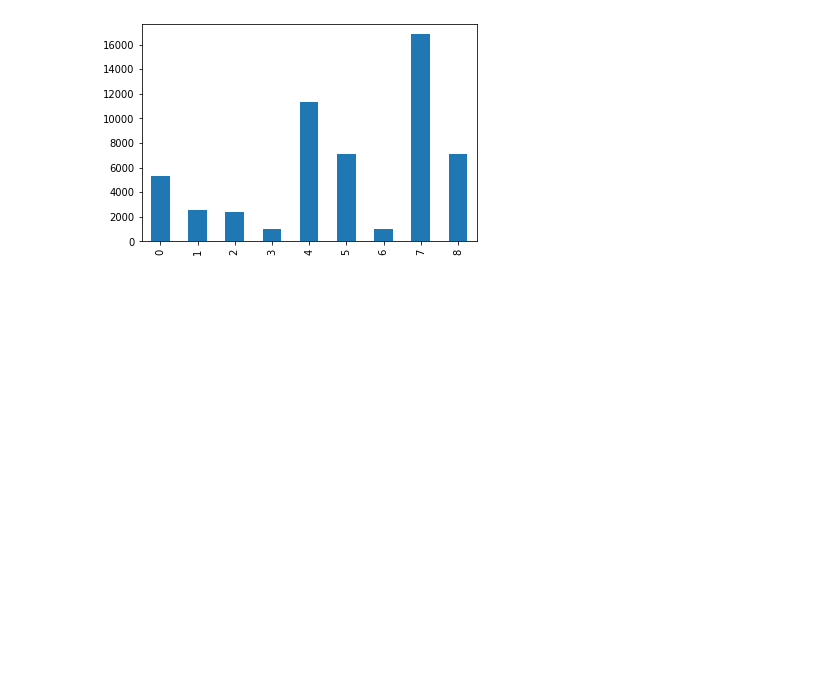
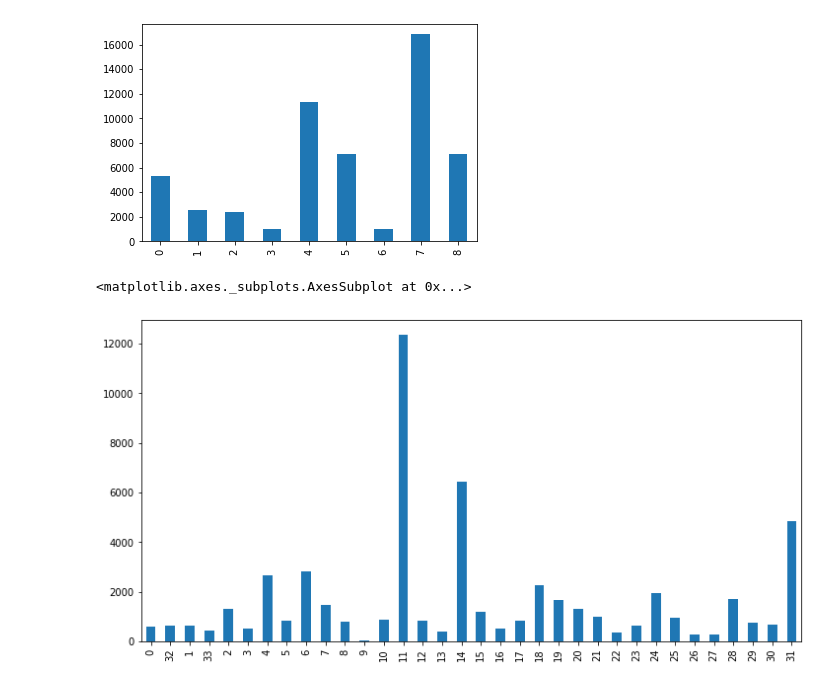
Before and after one commit to PraneethVasarla/HR-Analytics, a Jupyter notebook: HR Analytics.ipynb, the cells around one changed output. Saved outputs shown, nothing was run; the diff lists cells and outputs as text; code cells hidden in the pictures; blank space fills up the shorter version.

```diff
--- a/HR Analytics.ipynb
+++ b/HR Analytics.ipynb
@@ -304,5 +298,7 @@ Name: previous_year_rating, Length: 69, dtype: float64
+# %%
+train.previous_year_rating = train.previous_year_rating.fillna(train.groupby("KPIs_met >80%")['previous_year_rating'].apply(lambda x:x.mode()[0]))
 # %%
-train.previous_year_rating = train.previous_year_rating.fillna(train.groupby("KPIs_met >80%")['previous_year_rating'].transform(lambda x:x.mode()[0]))
+train['previous_year_rating'] = train['previous_year_rating'].fillna(train.groupby('KPIs_met >80%')['previous_year_rating'].transform(lambda x:x.mode()[0]))
 # %%
 train.isnull().sum()
 # %% [output]
@@ -433,3 +429,9 @@ train.department.value_counts(sort=False).plot(kind='bar')
 # %% [output]
 <matplotlib.axes._subplots.AxesSubplot at 0x...>
 [figure]
+# %%
+plt.figure(figsize=(12,6))
+train.region.value_counts(sort=False).plot(kind='bar')
+# %% [output]
+<matplotlib.axes._subplots.AxesSubplot at 0x...>
+[figure, added]
```
Also changed, not shown: parts of 5 cells of this notebook.
